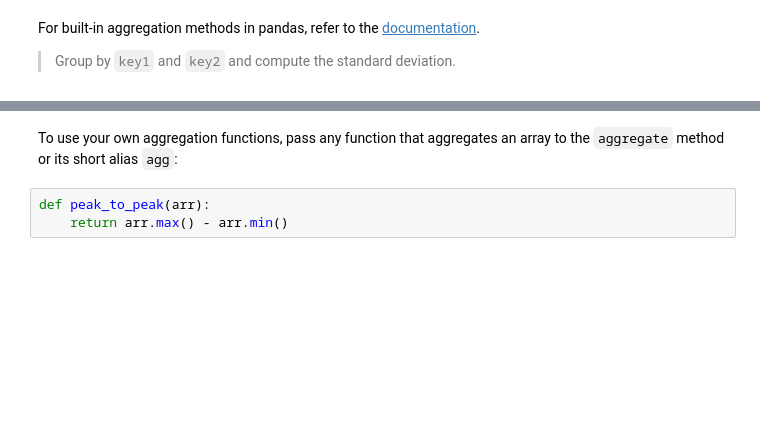
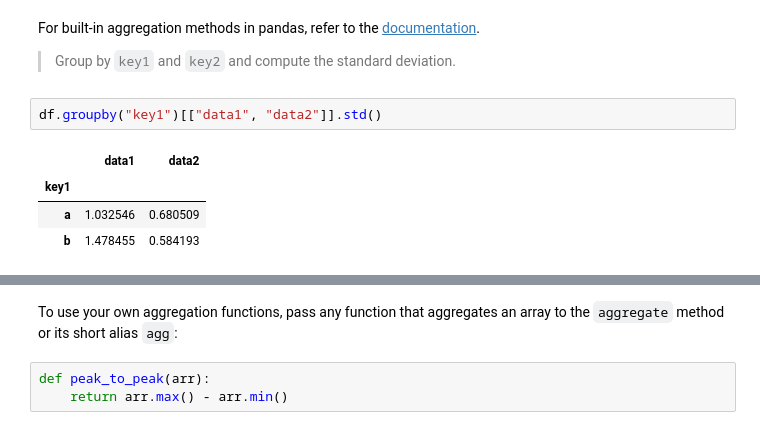
Before and after one commit to bradleysoh/5m-data-1.9-eda-advanced, a Jupyter notebook: notebooks/eda_advanced_lesson.ipynb, the cells around one changed output, grey strips where cells are left out. Cells and saved outputs as stored; diff of their text form; blank space fills up the shorter version.

```diff
--- a/notebooks/eda_advanced_lesson.ipynb
+++ b/notebooks/eda_advanced_lesson.ipynb
@@ -1458,3 +1470,10 @@ Name: data1, dtype: float64
 For built-in aggregation methods in pandas, refer to the [documentation](https://pandas.pydata.org/docs/user_guide/groupby.html#built-in-aggregation-methods).
 
 > Group by `key1` and `key2` and compute the standard deviation.
+# %%
+df.groupby("key1")[["data1", "data2"]].std()
+# %% [output]
+|  | data1 | data2 |
+| key1 |  |  |
+| a | 1.032546 | 0.680509 |
+| b | 1.478455 | 0.584193 |
```
Also changed, not shown: parts of 41 cells of this notebook.
